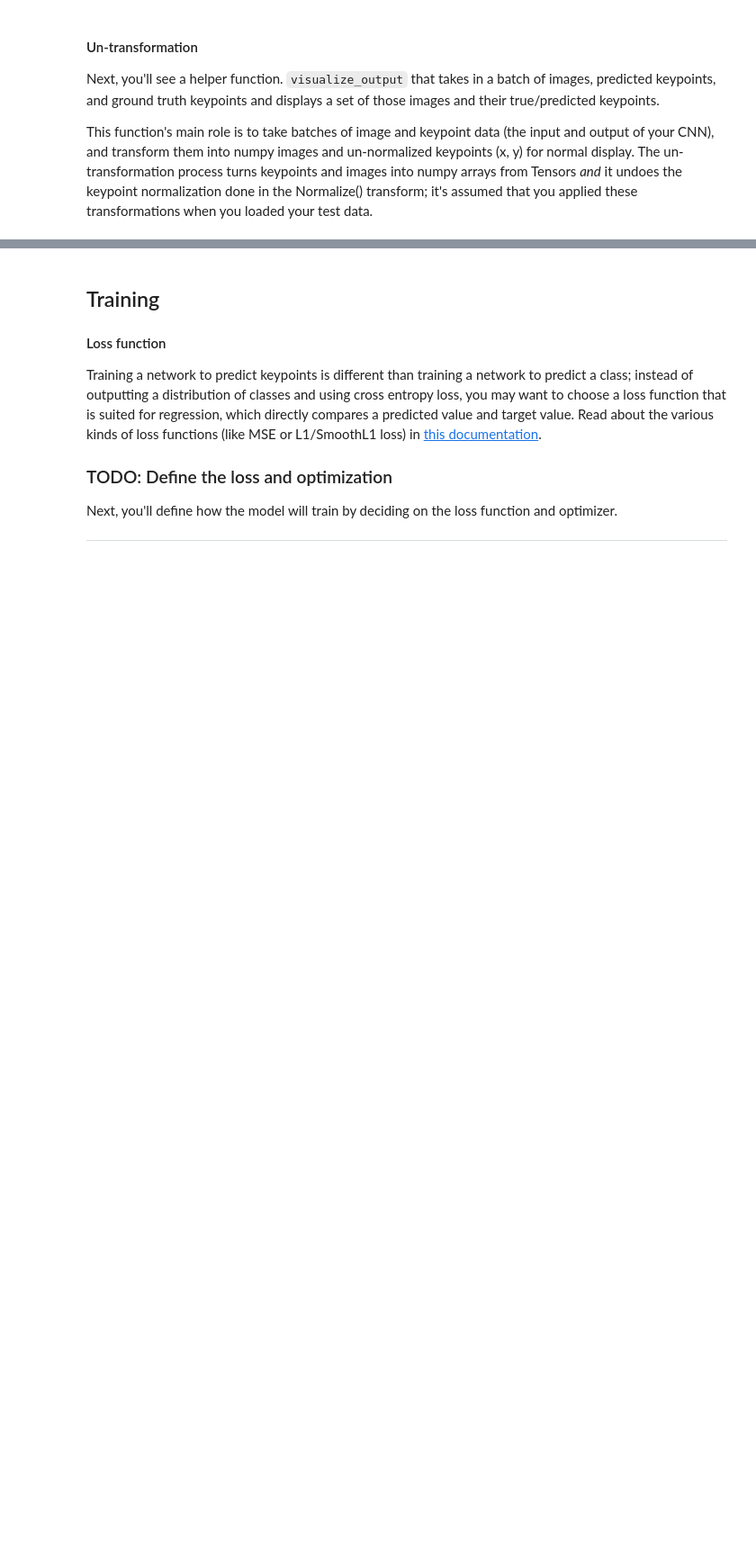
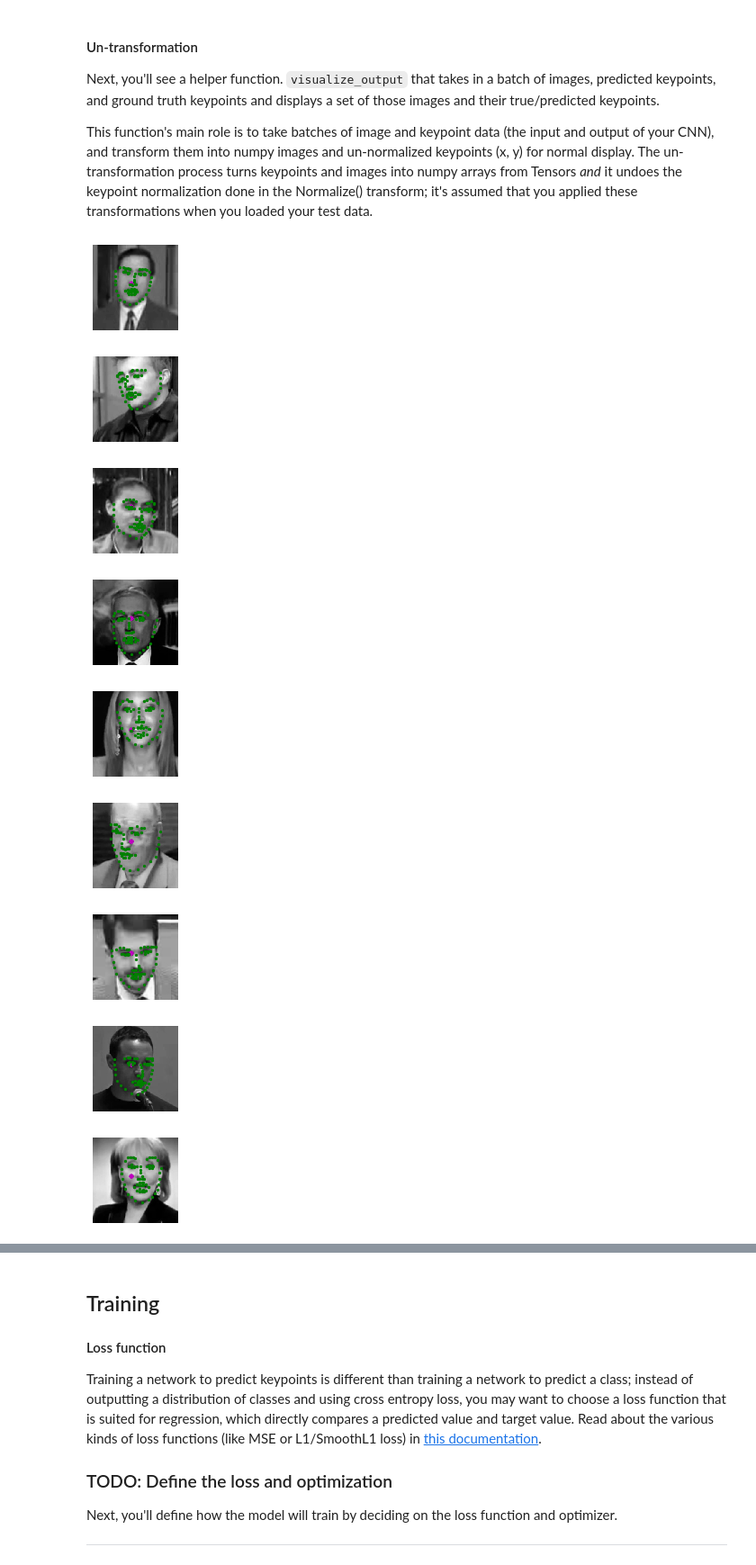
Before and after one commit to BayTown/UD-CVND-Facial-Keypoint-Detection, a Jupyter notebook: 2. Define the Network Architecture.ipynb, the cells around one changed output, grey strips where cells are left out. Shown at 90% size. Drawn from its saved outputs; the diff is of its cells as text; code cells hidden in the pictures; blank space fills up the shorter version.

Commit message:
model trained

```diff
--- a/2. Define the Network Architecture.ipynb
+++ b/2. Define the Network Architecture.ipynb
@@ -74,15 +92,13 @@ import numpy as np
 # %%
-## TODO: Define the Net in models.py
-
-import torch
-import torch.nn as nn
-import torch.nn.functional as F
-
 ## TODO: Once you've define the network, you can instantiate it
 # one example conv layer has been provided for you
 from models import Net
 
 net = Net()
+# move model to GPU if CUDA is available
+if use_cuda:
+    net = net.cuda()
+
 print(net)
 # %% [output]
 Net(
@@ -123,7 +140,7 @@ from data_load import Rescale, RandomCrop, Normalize, ToTensor
 
 ## TODO: define the data_transform using transforms.Compose([all tx's, . , .])
 # order matters! i.e. rescaling should come before a smaller crop
-data_transform = transforms.Compose([Rescale(250),
+data_transform = transforms.Compose([Rescale(256),
                                      RandomCrop(224),
                                      Normalize(),
                                      ToTensor()])
@@ -185,7 +208,7 @@ batch_size = 10
 test_loader = DataLoader(test_dataset,
                           batch_size=batch_size,
                           shuffle=True,
-                          num_workers=4)
+                          num_workers=0)
 # %% [markdown]
 ## Apply the model on a test sample
 
@@ -207,14 +230,17 @@ def net_sample_output():
         images = sample['image']
         key_pts = sample['keypoints']
 
-        # convert images to FloatTensors
-        images = images.type(torch.FloatTensor)
+        if use_cuda:
+            images = images.type(torch.cuda.FloatTensor)
+        else:
+            # convert images to FloatTensors
+            images = images.type(torch.FloatTensor)
 
         # forward pass to get net output
         output_pts = net(images)
 
         # reshape to batch_size x 68 x 2 pts
-        output_pts = output_pts.view(output_pts.size()[0], 68, -1)
+        output_pts = output_pts.cpu().view(output_pts.size()[0], 68, -1)
 
         # break after first image is tested
         if i == 0:
@@ -261,30 +291,45 @@ def visualize_output(test_images, test_outputs, gt_pts=None, batch_size=10):
     for i in range(batch_size):
         plt.figure(figsize=(20,10))
         ax = plt.subplot(1, batch_size, i+1)
 
         # un-transform the image data
         image = test_images[i].data   # get the image from it's wrapper
+
+        # if cuda is used move it to cpu
+        if use_cuda:
+            image = image.cuda().detach().cpu().clone()
+
         image = image.numpy()   # convert to numpy array from a Tensor
         image = np.transpose(image, (1, 2, 0))   # transpose to go from torch to numpy image
 
         # un-transform the predicted key_pts data
         predicted_key_pts = test_outputs[i].data
         predicted_key_pts = predicted_key_pts.numpy()
         # undo normalization of keypoints
         predicted_key_pts = predicted_key_pts*50.0+100
 
         # plot ground truth points for comparison, if they exist
         ground_truth_pts = None
         if gt_pts is not None:
             ground_truth_pts = gt_pts[i]
             ground_truth_pts = ground_truth_pts*50.0+100
 
         # call show_all_keypoints
         show_all_keypoints(np.squeeze(image), predicted_key_pts, ground_truth_pts)
 
         plt.axis('off')
 
     plt.show()
 
 # call it
 visualize_output(test_images, test_outputs, gt_pts)
+# %% [output]
+[figure, added]
+[figure, added]
+[figure, added]
+[figure, added]
+[figure, added]
+[figure, added]
+[figure, added]
+[figure, added]
+[figure, added]
```
Also changed, not shown: parts of 13 cells of this notebook, 16 other files.
